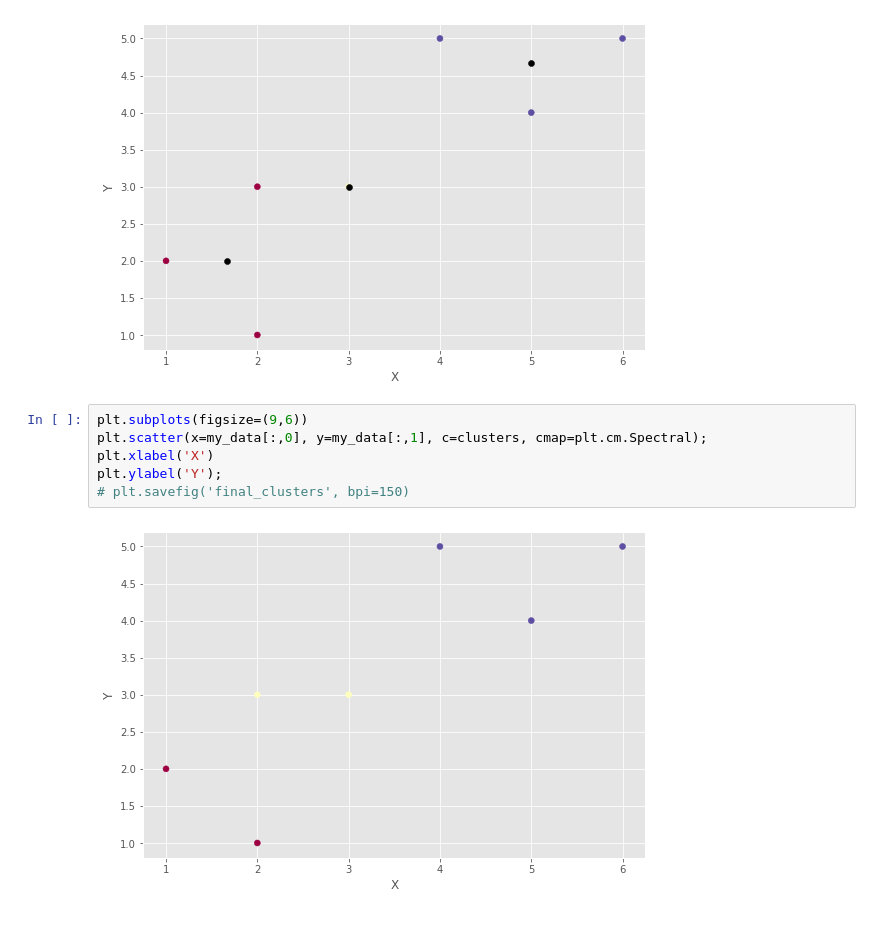
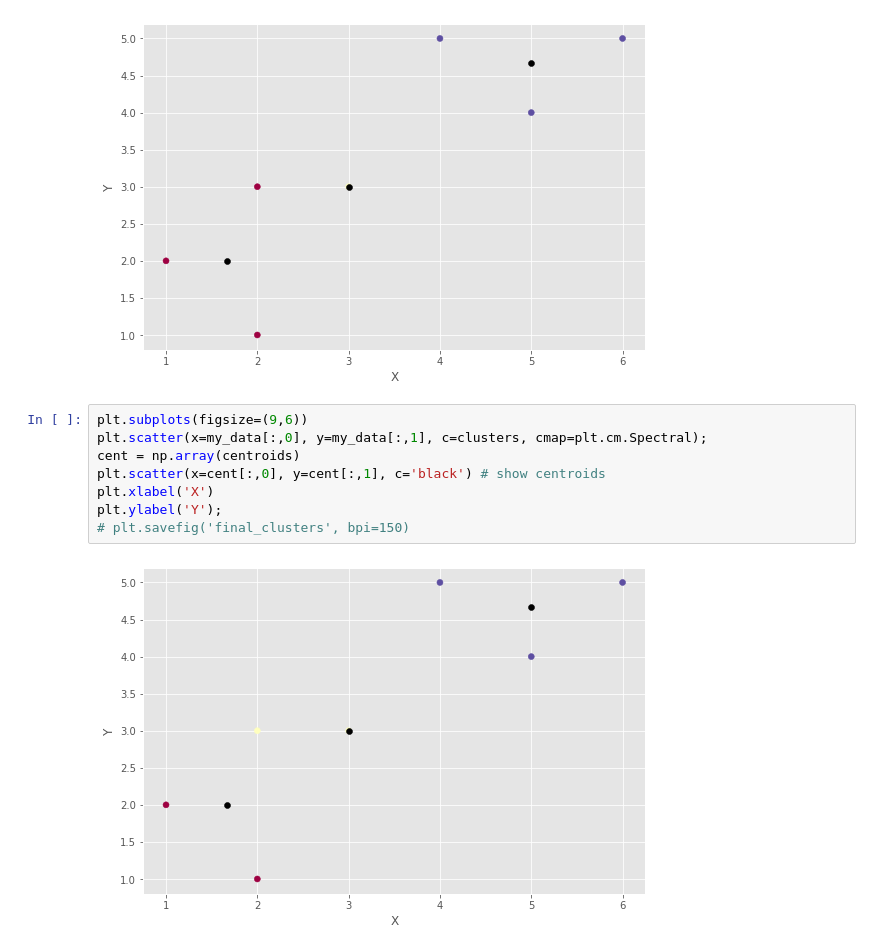
Before and after one commit to dpaskal/kmeans, a Jupyter notebook: test.ipynb, the cells around one changed output. Saved outputs shown, nothing was run; the diff lists cells and outputs as text.

```diff
--- a/test.ipynb
+++ b/test.ipynb
@@ -102,8 +102,10 @@ plt.ylabel('Y');
 # %%
 plt.subplots(figsize=(9,6))
 plt.scatter(x=my_data[:,0], y=my_data[:,1], c=clusters, cmap=plt.cm.Spectral);
+cent = np.array(centroids)
+plt.scatter(x=cent[:,0], y=cent[:,1], c='black') # show centroids
 plt.xlabel('X')
 plt.ylabel('Y');
 # plt.savefig('final_clusters', bpi=150)
 # %% [output]
-[figure, old version]
+[figure, new version]
```
Also changed, not shown: 1 other file.
